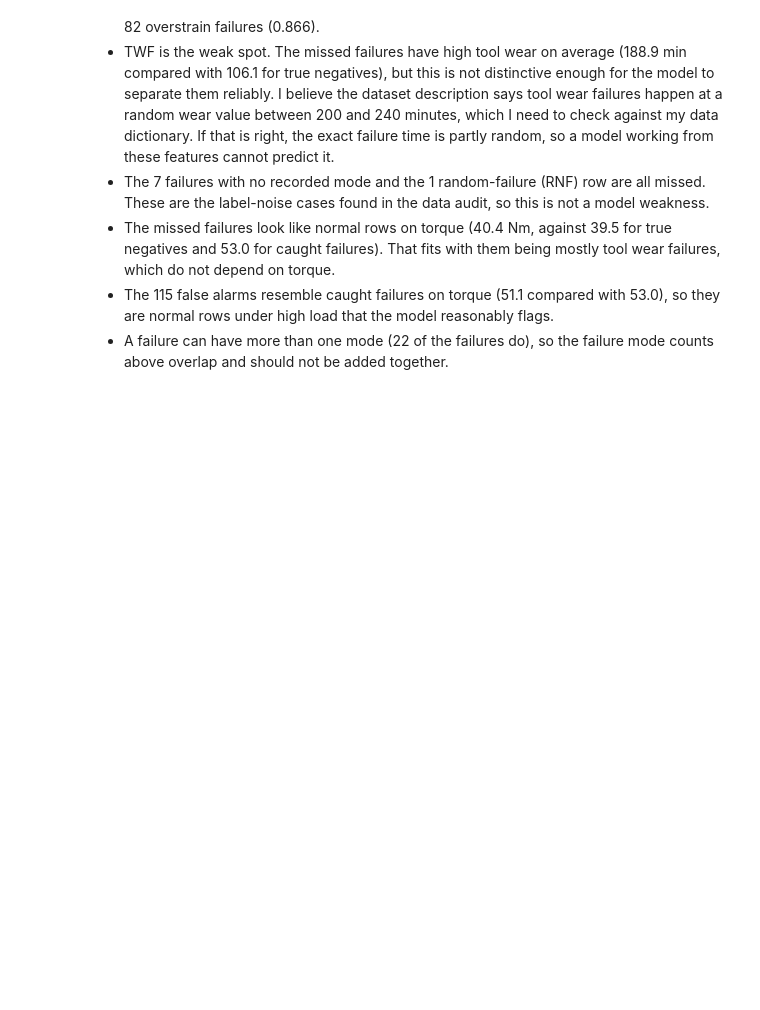
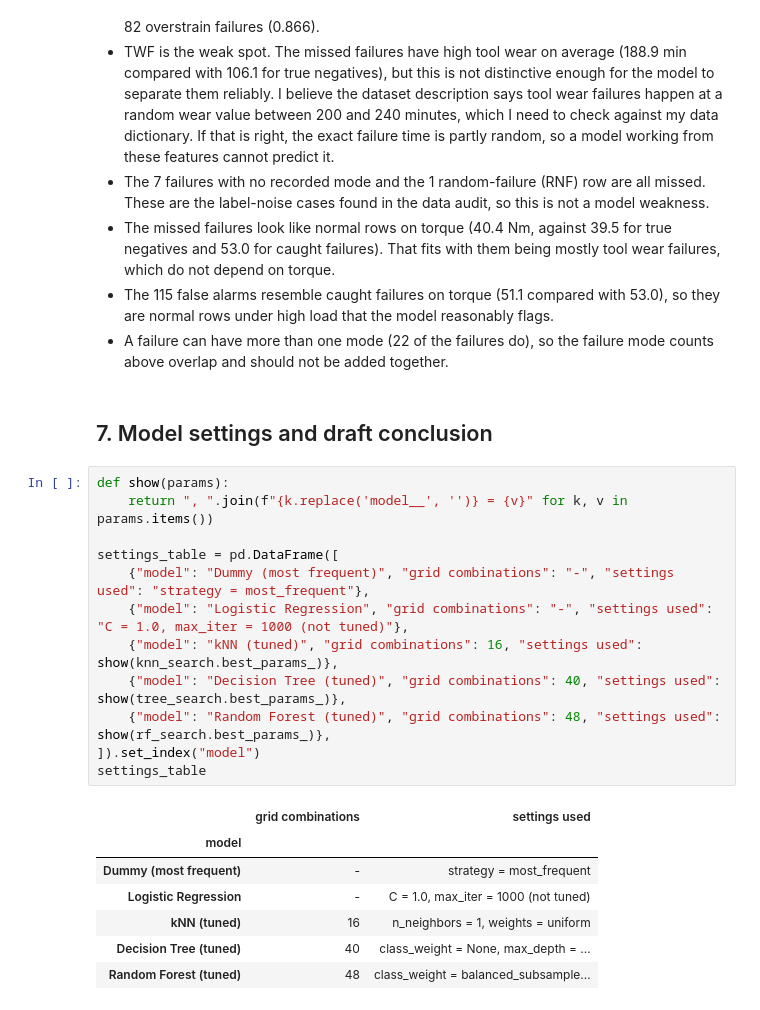
Before and after one commit to NathanL05/ct4101-ml-portfolio, a Jupyter notebook: notebooks/03_models_and_evaluation.ipynb, the cells around one changed output. Saved outputs shown, nothing was run; the diff lists cells and outputs as text; blank space fills up the shorter version.

Commit message:
Model settings and draft conclusion

```diff
--- a/notebooks/03_models_and_evaluation.ipynb
+++ b/notebooks/03_models_and_evaluation.ipynb
@@ -397,3 +397,25 @@ errors.groupby("outcome")[numeric_cols].mean().round(1)
 - The missed failures look like normal rows on torque (40.4 Nm, against 39.5 for true negatives and 53.0 for caught failures). That fits with them being mostly tool wear failures, which do not depend on torque.
 - The 115 false alarms resemble caught failures on torque (51.1 compared with 53.0), so they are normal rows under high load that the model reasonably flags.
 - A failure can have more than one mode (22 of the failures do), so the failure mode counts above overlap and should not be added together.
+# %% [markdown]
+## 7. Model settings and draft conclusion
+# %%
+def show(params):
+    return ", ".join(f"{k.replace('model__', '')} = {v}" for k, v in params.items())
+
+settings_table = pd.DataFrame([
+    {"model": "Dummy (most frequent)", "grid combinations": "-", "settings used": "strategy = most_frequent"},
+    {"model": "Logistic Regression", "grid combinations": "-", "settings used": "C = 1.0, max_iter = 1000 (not tuned)"},
+    {"model": "kNN (tuned)", "grid combinations": 16, "settings used": show(knn_search.best_params_)},
+    {"model": "Decision Tree (tuned)", "grid combinations": 40, "settings used": show(tree_search.best_params_)},
+    {"model": "Random Forest (tuned)", "grid combinations": 48, "settings used": show(rf_search.best_params_)},
+]).set_index("model")
+settings_table
+# %% [output]
+|  | grid combinations | settings used |
+| model |  |  |
+| Dummy (most frequent) | - | strategy = most_frequent |
+| Logistic Regression | - | C = 1.0, max_iter = 1000 (not tuned) |
+| kNN (tuned) | 16 | n_neighbors = 1, weights = uniform |
+| Decision Tree (tuned) | 40 | class_weight = None, max_depth = ... |
+| Random Forest (tuned) | 48 | class_weight = balanced_subsample... |
```
Also changed, not shown: parts of 1 cell of this notebook, 3 other files.
